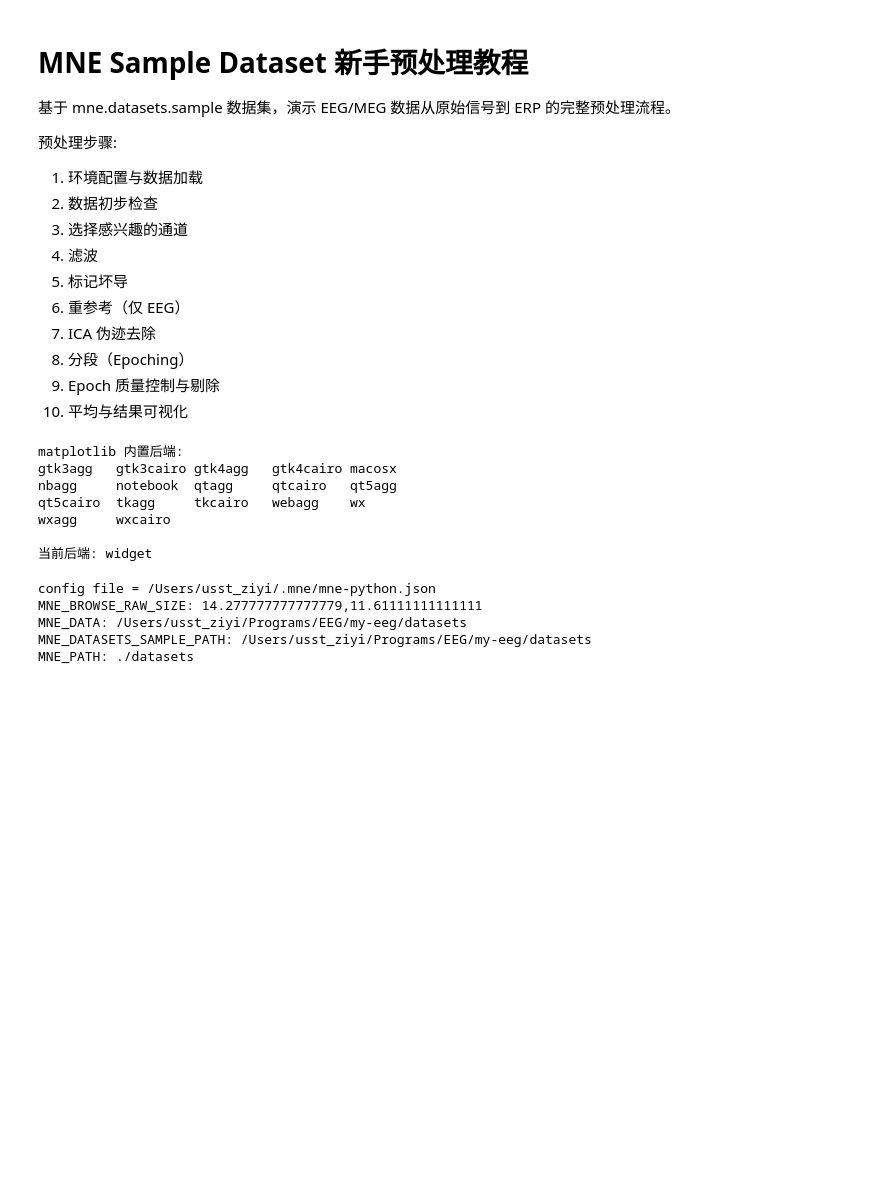
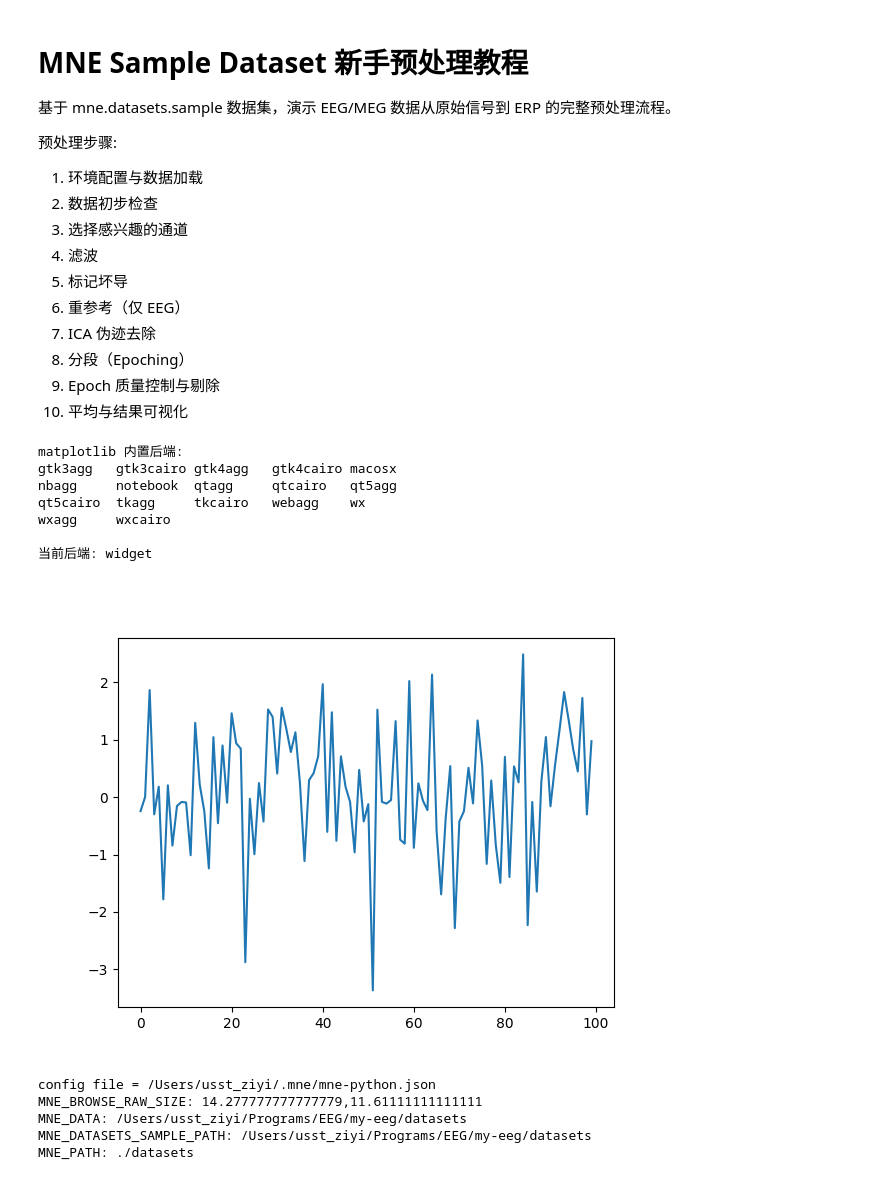
Before and after one commit to usstziyi/my-eeg, a Jupyter notebook: src/mne_sample_preprocessing.ipynb, the cells around one changed output. Saved outputs shown, nothing was run; the diff lists cells and outputs as text; code cells hidden in the pictures; blank space fills up the shorter version.

```diff
--- a/src/mne_sample_preprocessing.ipynb
+++ b/src/mne_sample_preprocessing.ipynb
@@ -37,6 +37,16 @@ qt5cairo  tkagg     tkcairo   webagg    wx
 wxagg     wxcairo
 
 当前后端: widget
+# %%
+%matplotlib widget
+import matplotlib.pyplot as plt
+import numpy as np
+
+# 测试交互式图表
+plt.plot(np.random.randn(100))
+plt.show()
+# %% [output]
+[figure, added]
 # %%
 # =============================================================================
 # Step 0: 环境配置与数据加载
```
Also changed, not shown: 5 other files.
